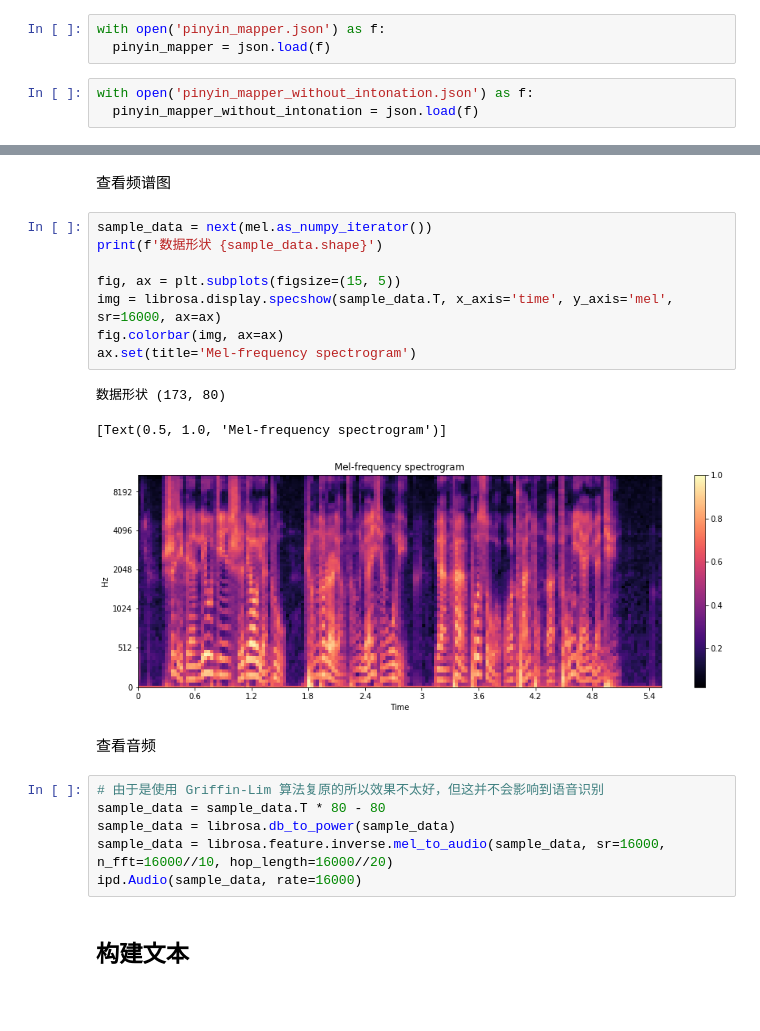
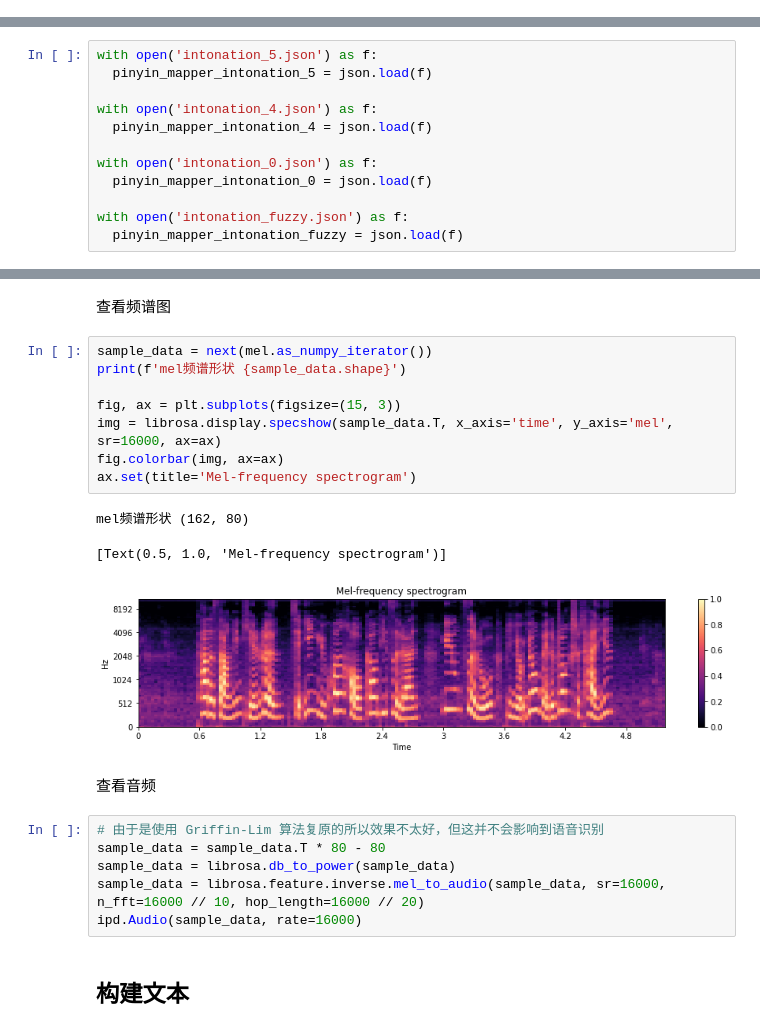
Before and after one commit to wu-jingtao/training-data, a Jupyter notebook: speech_recognition/chinese/THCHS30/notebooks/THCHS30-创建Mel频谱图.ipynb, the cells around one changed output, grey strips where cells are left out. Saved outputs shown, nothing was run; the diff lists cells and outputs as text; blank space fills up the shorter version.

```diff
--- a/speech_recognition/chinese/THCHS30/notebooks/THCHS30-创建Mel频谱图.ipynb
+++ b/speech_recognition/chinese/THCHS30/notebooks/THCHS30-创建Mel频谱图.ipynb
@@ -50,6 +44,0 @@ Mounted at /content/drive
-# %%
-with open('pinyin_mapper.json') as f:
-  pinyin_mapper = json.load(f)
-# %%
-with open('pinyin_mapper_without_intonation.json') as f:
-  pinyin_mapper_without_intonation = json.load(f)
@@ -56,3 +50,15 @@ with open('pinyin_mapper_without_intonation.json') as f:
+# %%
+with open('intonation_5.json') as f:
+  pinyin_mapper_intonation_5 = json.load(f)
+
+with open('intonation_4.json') as f:
+  pinyin_mapper_intonation_4 = json.load(f)
+
+with open('intonation_0.json') as f:
+  pinyin_mapper_intonation_0 = json.load(f)
+
+with open('intonation_fuzzy.json') as f:
+  pinyin_mapper_intonation_fuzzy = json.load(f)
 # %% [markdown]
 ## 文件列表
 # %%
@@ -113,23 +119,23 @@ noise_mel = tf.data.Dataset.from_generator(get_melspectrogram(noise_audio_list),
 查看频谱图
 # %%
 sample_data = next(mel.as_numpy_iterator())
-print(f'数据形状 {sample_data.shape}')
+print(f'mel频谱形状 {sample_data.shape}')
 
-fig, ax = plt.subplots(figsize=(15, 5))
+fig, ax = plt.subplots(figsize=(15, 3))
 img = librosa.display.specshow(sample_data.T, x_axis='time', y_axis='mel', sr=16000, ax=ax)
 fig.colorbar(img, ax=ax)
 ax.set(title='Mel-frequency spectrogram')
 # %% [output]
-数据形状 (173, 80)
+mel频谱形状 (162, 80)
 [Text(0.5, 1.0, 'Mel-frequency spectrogram')]
-[figure, old version]
+[figure, new version]
 # %% [markdown]
 查看音频
 # %%
 # 由于是使用 Griffin-Lim 算法复原的所以效果不太好，但这并不会影响到语音识别
 sample_data = sample_data.T * 80 - 80
 sample_data = librosa.db_to_power(sample_data)
-sample_data = librosa.feature.inverse.mel_to_audio(sample_data, sr=16000, n_fft=16000//10, hop_length=16000//20)
+sample_data = librosa.feature.inverse.mel_to_audio(sample_data, sr=16000, n_fft=16000 // 10, hop_length=16000 // 20)
 ipd.Audio(sample_data, rate=16000)
 # %% [markdown]
 ## 构建文本
```
Also changed, not shown: parts of 25 cells of this notebook.
